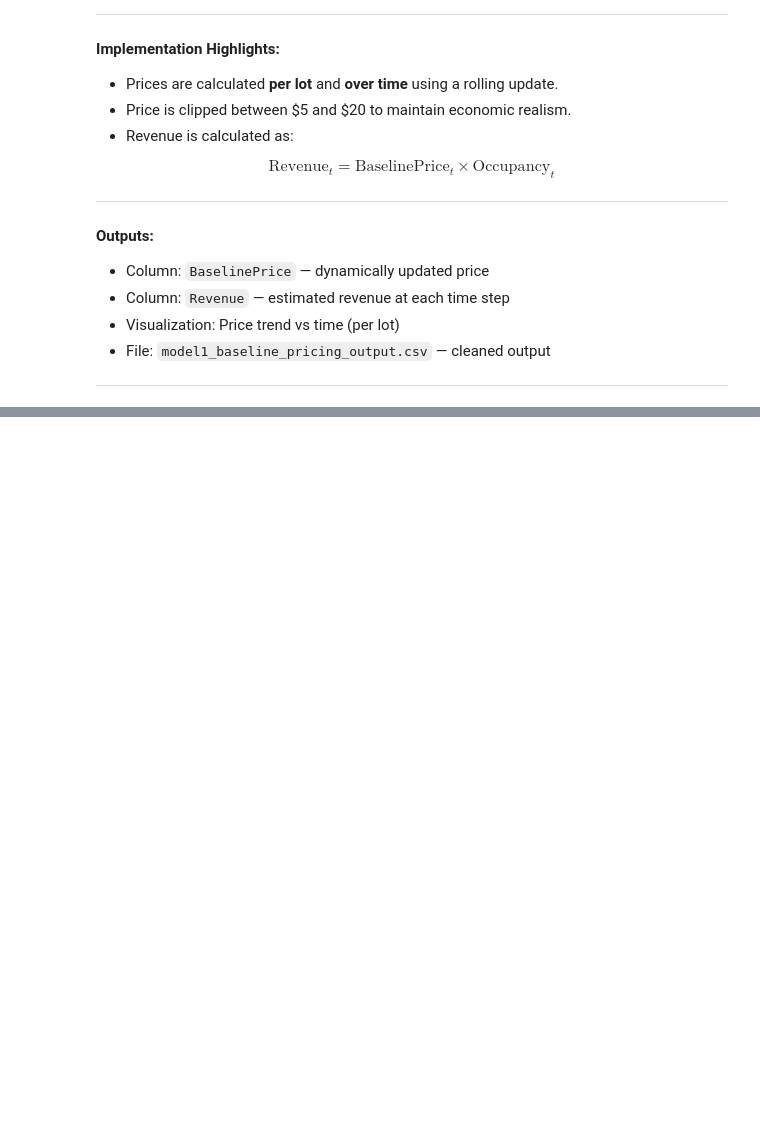
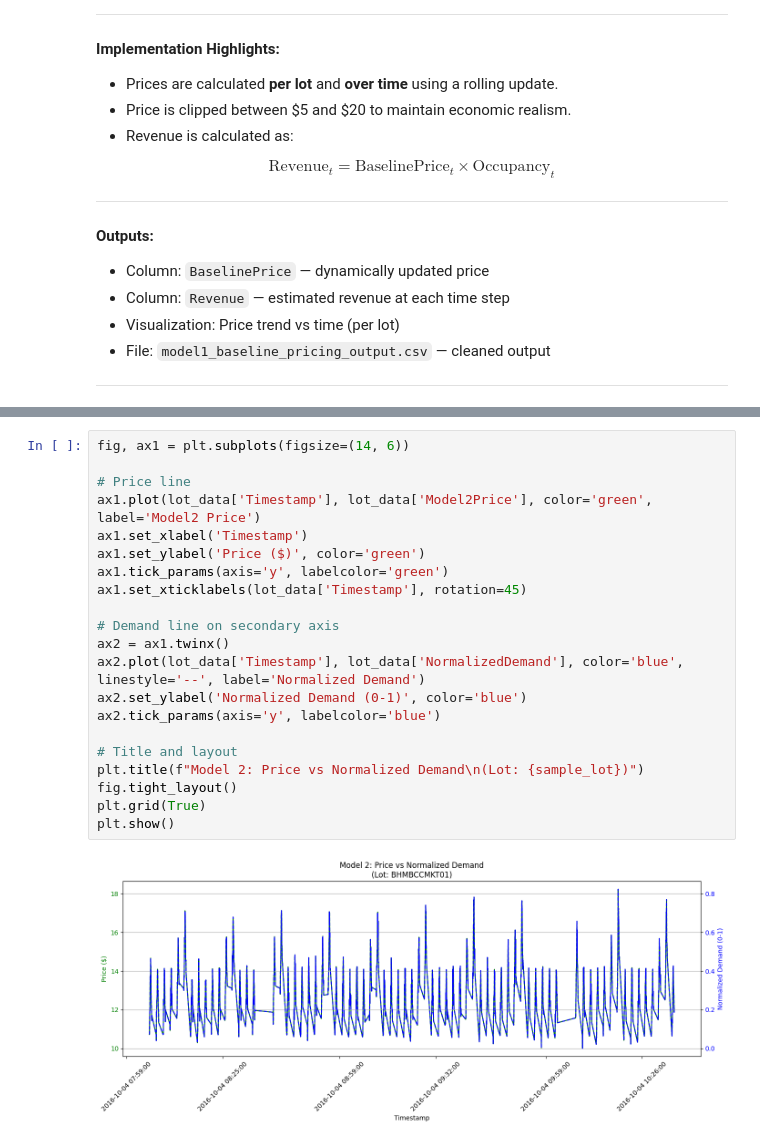
Before and after one commit to MrRogueKnight/Capstone-Project-of-Summer-Analytics-2025, a Jupyter notebook: dynamic-pricing-for-urban-parking-lots.ipynb, the cells around one changed output, grey strips where cells are left out. Drawn from its saved outputs; the diff is of its cells as text; blank space fills up the shorter version.

```diff
--- a/dynamic-pricing-for-urban-parking-lots.ipynb
+++ b/dynamic-pricing-for-urban-parking-lots.ipynb
@@ -368,0 +657,23 @@ $$
+# %%
+fig, ax1 = plt.subplots(figsize=(14, 6))
+
+# Price line
+ax1.plot(lot_data['Timestamp'], lot_data['Model2Price'], color='green', label='Model2 Price')
+ax1.set_xlabel('Timestamp')
+ax1.set_ylabel('Price ($)', color='green')
+ax1.tick_params(axis='y', labelcolor='green')
+ax1.set_xticklabels(lot_data['Timestamp'], rotation=45)
+
+# Demand line on secondary axis
+ax2 = ax1.twinx()
+ax2.plot(lot_data['Timestamp'], lot_data['NormalizedDemand'], color='blue', linestyle='--', label='Normalized Demand')
+ax2.set_ylabel('Normalized Demand (0-1)', color='blue')
+ax2.tick_params(axis='y', labelcolor='blue')
+
+# Title and layout
+plt.title(f"Model 2: Price vs Normalized Demand\n(Lot: {sample_lot})")
+fig.tight_layout()
+plt.grid(True)
+plt.show()
+# %% [output]
+[figure, added]
```
Also changed, not shown: parts of 48 cells of this notebook.
